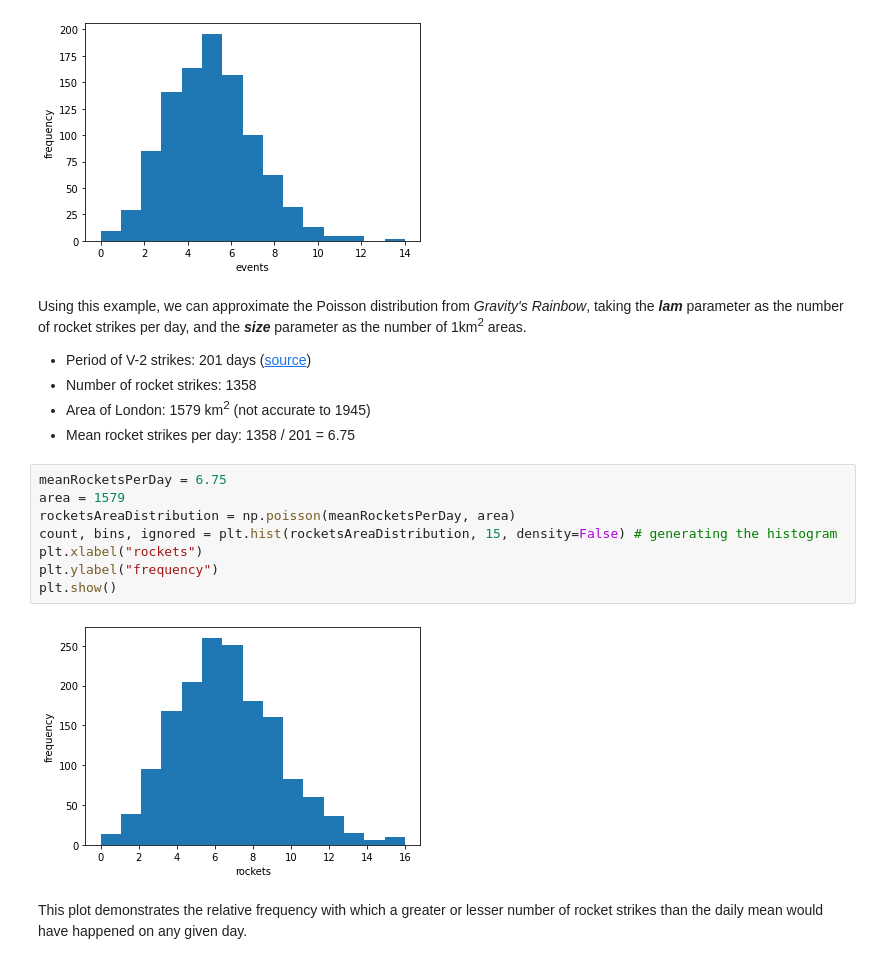
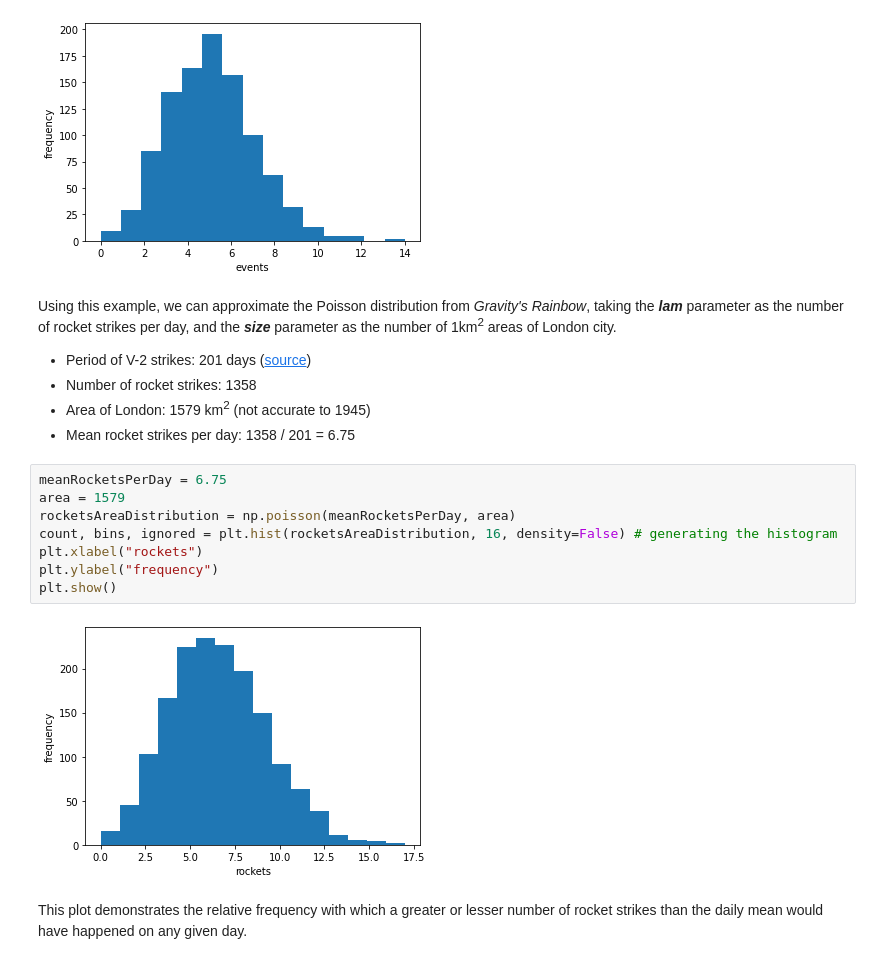
Before and after one commit to donalbuggy/programmingForDataAnalysisAssignment, a Jupyter notebook: progDA Assignment.ipynb, the cells around one changed output. Cells and saved outputs as stored; diff of their text form.

```diff
--- a/progDA Assignment.ipynb
+++ b/progDA Assignment.ipynb
@@ -326,7 +326,7 @@ plt.show()
 # %% [output]
 [figure]
 # %% [markdown]
-Using this example, we can approximate the Poisson distribution from *Gravity's Rainbow*, taking the ***lam*** parameter as the number of rocket strikes per day, and the ***size*** parameter as the number of 1km<sup>2</sup> areas.
+Using this example, we can approximate the Poisson distribution from *Gravity's Rainbow*, taking the ***lam*** parameter as the number of rocket strikes per day, and the ***size*** parameter as the number of 1km<sup>2</sup> areas of London city.
 * Period of V-2 strikes: 201 days ([source](https://en.wikipedia.org/wiki/V-2_rocket))
 * Number of rocket strikes: 1358
 * Area of London: 1579 km<sup>2</sup> (not accurate to 1945)
@@ -334,13 +334,13 @@ Using this example, we can approximate the Poisson distribution from *Gravity's
 # %%
 meanRocketsPerDay = 6.75
 area = 1579
 rocketsAreaDistribution = np.poisson(meanRocketsPerDay, area)
-count, bins, ignored = plt.hist(rocketsAreaDistribution, 15, density=False) # generating the histogram
+count, bins, ignored = plt.hist(rocketsAreaDistribution, 16, density=False) # generating the histogram
 plt.xlabel("rockets")
 plt.ylabel("frequency")
 plt.show()
 # %% [output]
-[figure, old version]
+[figure, new version]
 # %% [markdown]
 This plot demonstrates the relative frequency with which a greater or lesser number of rocket strikes than the daily mean would have happened on any given day.
 # %% [markdown]
```
Also changed, not shown: parts of 9 cells of this notebook.
